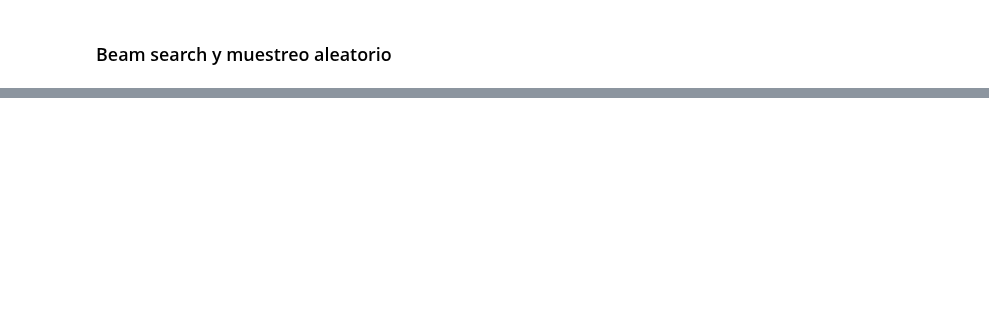
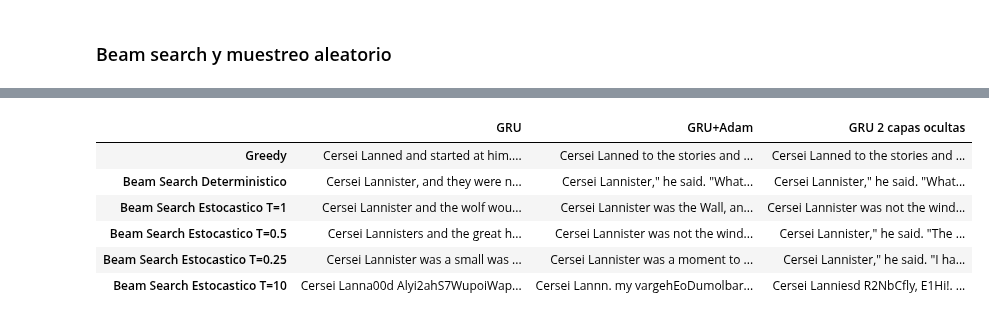
Before and after one commit to Agustinlopezf/CEIA-ProcesamientoLenguajeNaturalI, a Jupyter notebook: Desafio_3/Desafio_3.ipynb, the cells around one changed output, grey strips where cells are left out. Cells and saved outputs as stored; diff of their text form; code cells hidden in the pictures; blank space fills up the shorter version.

```diff
--- a/Desafio_3/Desafio_3.ipynb
+++ b/Desafio_3/Desafio_3.ipynb
@@ -857,0 +875,12 @@ decode(salidas[0])
+# %%
+from IPython.display import display, HTML
+
+display(HTML(df_resultados.to_html(escape=False)))
+# %% [output]
+|  | GRU | GRU+Adam | GRU 2 capas ocultas |
+| Greedy | Cersei Lanned and started at him.... | Cersei Lanned to the stories and ... | Cersei Lanned to the stories and ... |
+| Beam Search Deterministico | Cersei Lannister, and they were n... | Cersei Lannister," he said. "What... | Cersei Lannister," he said. "What... |
+| Beam Search Estocastico T=1 | Cersei Lannister and the wolf wou... | Cersei Lannister was the Wall, an... | Cersei Lannister was not the wind... |
+| Beam Search Estocastico T=0.5 | Cersei Lannisters and the great h... | Cersei Lannister was not the wind... | Cersei Lannister," he said. "The ... |
+| Beam Search Estocastico T=0.25 | Cersei Lannister was a small was ... | Cersei Lannister was a moment to ... | Cersei Lannister," he said. "I ha... |
+| Beam Search Estocastico T=10 | Cersei Lanna00d Alyi2ahS7WupoiWap... | Cersei Lannn. my vargehEoDumolbar... | Cersei Lanniesd R2NbCfly, E1Hi!. ... |
```
Also changed, not shown: parts of 21 cells of this notebook, 3 other files.
